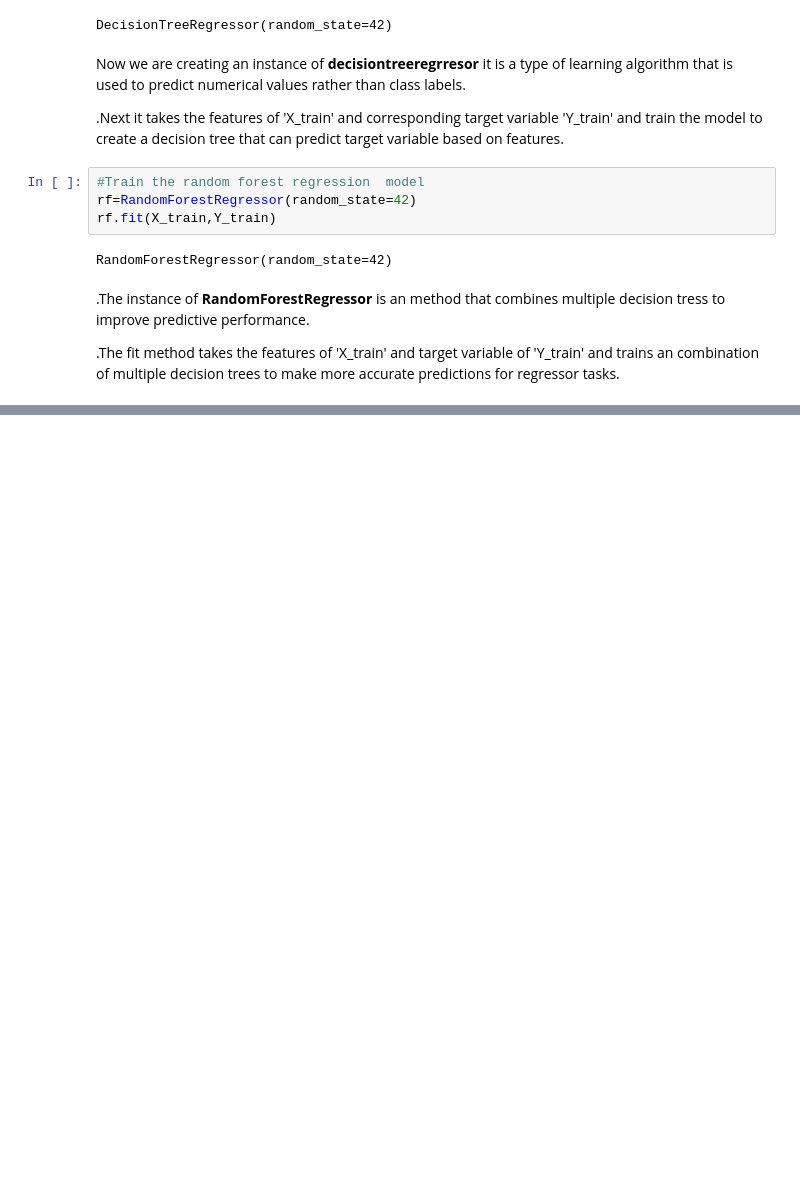
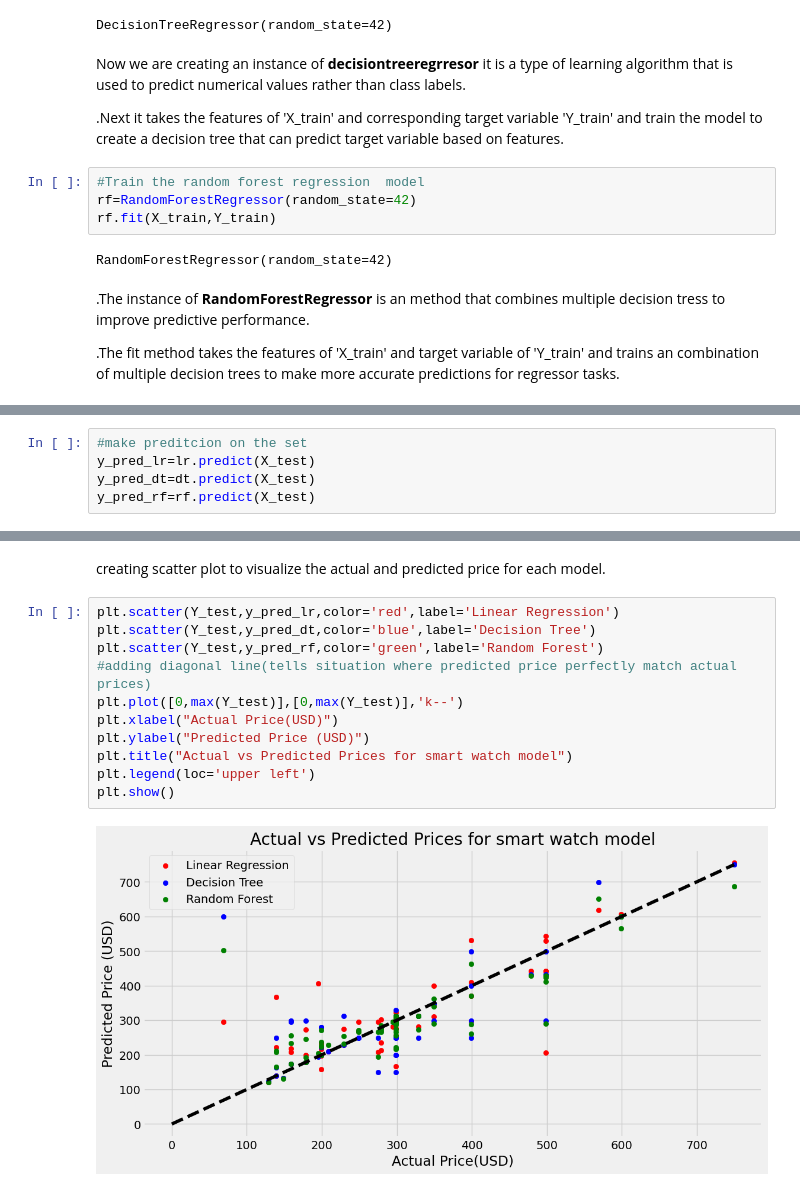
Before and after one commit to smartinternz02/SI-GuidedProject-589989-1697101492, a Jupyter notebook: smart_watch_prices.ipynb, the cells around one changed output, grey strips where cells are left out. Drawn from its saved outputs; the diff is of its cells as text; blank space fills up the shorter version.

```diff
--- a/smart_watch_prices.ipynb
+++ b/smart_watch_prices.ipynb
@@ -825,0 +835,5 @@ Random Forest Regressor R-squared: 0.6847752388498332
+# %%
+#make preditcion on the set
+y_pred_lr=lr.predict(X_test)
+y_pred_dt=dt.predict(X_test)
+y_pred_rf=rf.predict(X_test)
@@ -825,0 +876,15 @@ Random Forest Regressor R-squared: 0.6847752388498332
+# %% [markdown]
+creating scatter plot to visualize the actual and predicted price for each model.
+# %%
+plt.scatter(Y_test,y_pred_lr,color='red',label='Linear Regression')
+plt.scatter(Y_test,y_pred_dt,color='blue',label='Decision Tree')
+plt.scatter(Y_test,y_pred_rf,color='green',label='Random Forest')
+#adding diagonal line(tells situation where predicted price perfectly match actual prices)
+plt.plot([0,max(Y_test)],[0,max(Y_test)],'k--')
+plt.xlabel("Actual Price(USD)")
+plt.ylabel("Predicted Price (USD)")
+plt.title("Actual vs Predicted Prices for smart watch model")
+plt.legend(loc='upper left')
+plt.show()
+# %% [output]
+[figure, added]
```
Also changed, not shown: parts of 7 cells of this notebook.
